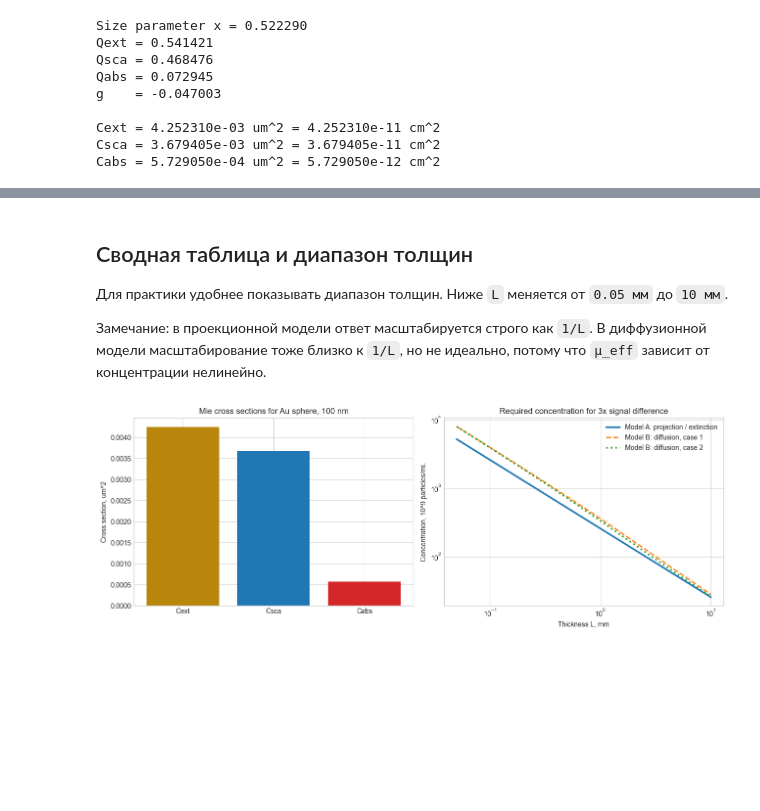
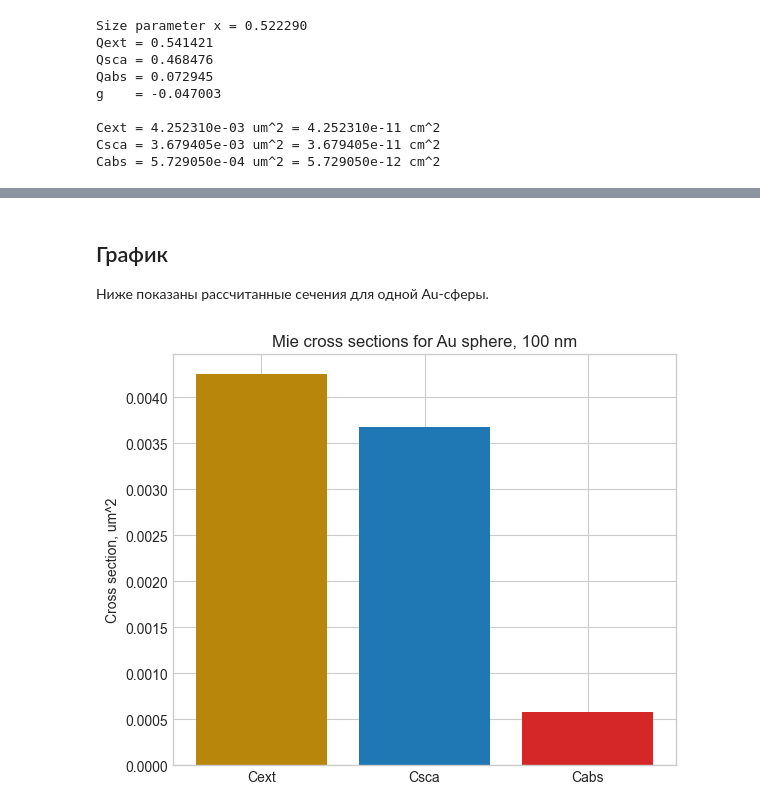
Before and after one commit to spells39/biophotonics-2026, a Jupyter notebook: work_2/au_np_odt_projection.ipynb, the cells around one changed output, grey strips where cells are left out. Cells and saved outputs as stored; diff of their text form; code cells hidden in the pictures; blank space fills up the shorter version.

```diff
--- a/work_2/au_np_odt_projection.ipynb
+++ b/work_2/au_np_odt_projection.ipynb
@@ -306,60 +243,20 @@ Case 2: mu_a=0.036, mu_s=22, g=0.9 -> mu_s_prime=2.2 mm^-1
-# %% [markdown]
-## Сводная таблица и диапазон толщин
-
-Для практики удобнее показывать диапазон толщин. Ниже `L` меняется от `0.05 мм` до `10 мм`.
-
-Замечание: в проекционной модели ответ масштабируется строго как `1/L`. В диффузионной модели масштабирование тоже близко к `1/L`, но не идеально, потому что `μ_eff` зависит от концентрации нелинейно.
-# %%
-L_scan_mm = np.logspace(math.log10(0.05), math.log10(10.0), 120)
-L_scan_cm = L_scan_mm / 10
-N_projection_scan = np.array([concentration_projection(c_ext_cm2, L) for L in L_scan_cm])
-
-N_diff_case1_scan = np.array([
-    solve_concentration_diffusion(
-        brain_cases['Case 1: mu_a=0.02, mu_s_prime=1.12 mm^-1']['mu_a'],
-        brain_cases['Case 1: mu_a=0.02, mu_s_prime=1.12 mm^-1']['mu_sp'],
-        L_mm,
-        c_abs_cm2,
-        c_sca_cm2,
-        mie['g'],
-    )
-    for L_mm in L_scan_mm
-])
-
-N_diff_case2_scan = np.array([
-    solve_concentration_diffusion(
-        brain_cases['Case 2: mu_a=0.036, mu_s=22, g=0.9 -> mu_s_prime=2.2 mm^-1']['mu_a'],
-        brain_cases['Case 2: mu_a=0.036, mu_s=22, g=0.9 -> mu_s_prime=2.2 mm^-1']['mu_sp'],
-        L_mm,
-        c_abs_cm2,
-        c_sca_cm2,
-        mie['g'],
-    )
-    for L_mm in L_scan_mm
-])
-
-fig, axes = plt.subplots(1, 2, figsize=(13, 4.8))
-
-axes[0].bar(
-    ['Cext', 'Csca', 'Cabs'],
-    [c_ext_um2, c_sca_um2, c_abs_um2],
-    color=['#b8860b', '#1f77b4', '#d62728'],
-)
-axes[0].set_ylabel('Cross section, um^2')
-axes[0].set_title('Mie cross sections for Au sphere, 100 nm')
-
-axes[1].plot(L_scan_mm, N_projection_scan / 1e9, lw=2.5, label='Model A: projection / extinction')
-axes[1].plot(L_scan_mm, N_diff_case1_scan / 1e9, '--', lw=2, label='Model B: diffusion, case 1')
-axes[1].plot(L_scan_mm, N_diff_case2_scan / 1e9, ':', lw=2.5, label='Model B: diffusion, case 2')
-axes[1].set_xscale('log')
-axes[1].set_yscale('log')
-axes[1].set_xlabel('Thickness L, mm')
-axes[1].set_ylabel('Concentration, 10^9 particles/mL')
-axes[1].set_title('Required concentration for 3x signal difference')
-axes[1].legend()
-
-plt.tight_layout()
-# %% [output]
-[figure, removed]
+# %% [markdown]
+## График
+
+Ниже показаны рассчитанные сечения для одной Au-сферы.
+# %%
+fig, ax = plt.subplots(figsize=(6, 4.8))
+
+ax.bar(
+    ['Cext', 'Csca', 'Cabs'],
+    [c_ext_um2, c_sca_um2, c_abs_um2],
+    color=['#b8860b', '#1f77b4', '#d62728'],
+)
+ax.set_ylabel('Cross section, um^2')
+ax.set_title('Mie cross sections for Au sphere, 100 nm')
+
+plt.tight_layout()
+# %% [output]
+[figure, added]
 # %%
 db_difference = 10 * math.log10(3)
```
Also changed, not shown: parts of 15 cells of this notebook.
